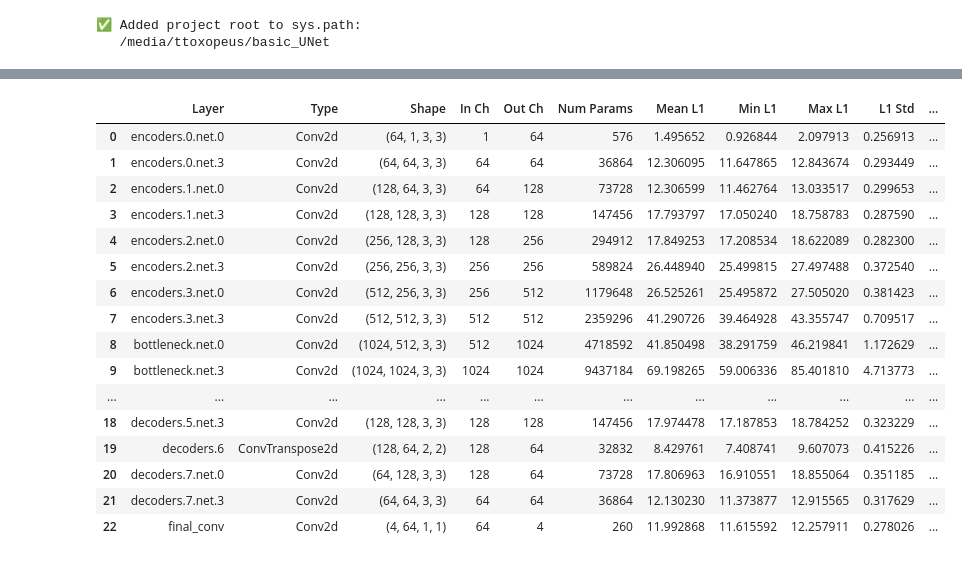
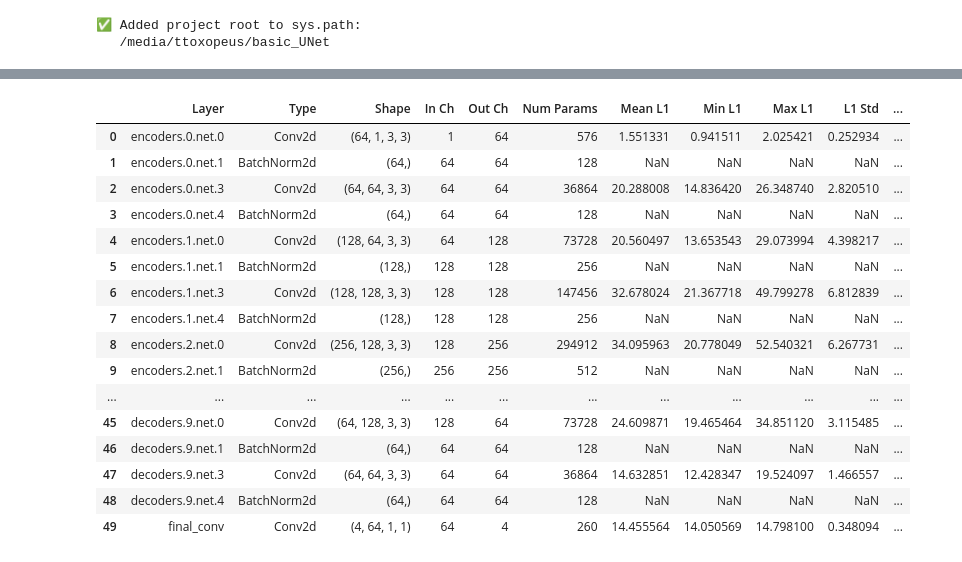
Before and after one commit to TijmenToxopeus/basic_UNet, a Jupyter notebook: src/pruning/pruning_notebook.ipynb, the cells around one changed output, grey strips where cells are left out. Cells and saved outputs as stored; diff of their text form; code cells hidden in the pictures.

```diff
--- a/src/pruning/pruning_notebook.ipynb
+++ b/src/pruning/pruning_notebook.ipynb
@@ -29,31 +29,31 @@ from src.pruning.rebuild import rebuild_pruned_unet, find_prev_conv_name
 # display(df)
 
 # 1️⃣ Create model
-model = UNet(in_ch=1, out_ch=4, enc_features=[64, 128, 256, 512])
-state = torch.load("/media/ttoxopeus/basic_UNet/results/UNet_ACDC/exp1/baseline/training/final_model.pth", map_location="cpu")
+model = UNet(in_ch=1, out_ch=4, enc_features=[64, 128, 256, 512, 512])
+state = torch.load("/media/ttoxopeus/basic_UNet/results/UNet_ACDC/exp41/baseline/training/final_model.pth", map_location="cpu")
 model.load_state_dict(state)
 model.eval()
 
 # Path to your metrics file
-metrics_path = "/media/ttoxopeus/basic_UNet/results/UNet_ACDC/exp1/baseline/evaluation/eval_metrics.json"
+metrics_path = "/media/ttoxopeus/basic_UNet/results/UNet_ACDC/exp41/baseline/evaluation/eval_metrics.json"
 
 # Load JSON
 with open(metrics_path, "r") as f:
     metrics = json.load(f)
 
 # Extract values
-mean_dice = metrics["mean_dice"]
-mean_iou = metrics["mean_iou"]
+mean_dice_fg = metrics["mean_dice_fg"]
+mean_iou_fg = metrics["mean_iou_fg"]
 per_class = metrics["per_class"]
 
 # Print formatted output
 print("✅ Evaluation on baseline model!")
-print(f"📊 Mean Dice: {mean_dice:.4f}")
-print(f"📊 Mean IoU:  {mean_iou:.4f}")
+print(f"📊 Mean Dice: {mean_dice_fg:.4f}")
+print(f"📊 Mean IoU:  {mean_iou_fg:.4f}")
 print("───────────────────────────────")
 
 for class_name, vals in per_class.items():
-    print(f"{class_name:12s}  Dice={vals['dice']:.4f}  IoU={vals['iou']:.4f}")
+    print(f"{class_name:12s}  Dice={vals['dice_mean']:.4f}  IoU={vals['iou_mean']:.4f}")
 
 print("───────────────────────────────")
 # %% [output]
@@ -77,40 +69,40 @@ LV            Dice=0.7795  IoU=0.7195
 # %%
 # 2️⃣ Compute per-filter L1 norms
 norms = compute_l1_norms(model)
 
 # 3️⃣ Compute L1 statistics from norms
 l1_stats = compute_l1_stats(norms)
 
 # 4️⃣ (Optional) define block ratios for later reference
 #block_ratios = {"encoders.0": 0.2, "encoders.1": 0.3, "bottleneck": 0.4}
 
 # 5️⃣ Build DataFrame with stats
 df = model_to_dataframe_with_l1(
     model,
-    l1_stats=l1_stats
+    l1_stats=l1_stats,
 )
 
 # 6️⃣ Display full DataFrame
 pd.set_option("display.max_rows", None)
 display(df)
 # %% [output]
 |  | Layer | Type | Shape | In Ch | Out Ch | Num Params | Mean L1 | Min L1 | Max L1 | L1 Std | ... |
-| 0 | encoders.0.net.0 | Conv2d | (64, 1, 3, 3) | 1 | 64 | 576 | 1.495652 | 0.926844 | 2.097913 | 0.256913 | ... |
-| 1 | encoders.0.net.3 | Conv2d | (64, 64, 3, 3) | 64 | 64 | 36864 | 12.306095 | 11.647865 | 12.843674 | 0.293449 | ... |
-| 2 | encoders.1.net.0 | Conv2d | (128, 64, 3, 3) | 64 | 128 | 73728 | 12.306599 | 11.462764 | 13.033517 | 0.299653 | ... |
-| 3 | encoders.1.net.3 | Conv2d | (128, 128, 3, 3) | 128 | 128 | 147456 | 17.793797 | 17.050240 | 18.758783 | 0.287590 | ... |
-| 4 | encoders.2.net.0 | Conv2d | (256, 128, 3, 3) | 128 | 256 | 294912 | 17.849253 | 17.208534 | 18.622089 | 0.282300 | ... |
-| 5 | encoders.2.net.3 | Conv2d | (256, 256, 3, 3) | 256 | 256 | 589824 | 26.448940 | 25.499815 | 27.497488 | 0.372540 | ... |
-| 6 | encoders.3.net.0 | Conv2d | (512, 256, 3, 3) | 256 | 512 | 1179648 | 26.525261 | 25.495872 | 27.505020 | 0.381423 | ... |
-| 7 | encoders.3.net.3 | Conv2d | (512, 512, 3, 3) | 512 | 512 | 2359296 | 41.290726 | 39.464928 | 43.355747 | 0.709517 | ... |
-| 8 | bottleneck.net.0 | Conv2d | (1024, 512, 3, 3) | 512 | 1024 | 4718592 | 41.850498 | 38.291759 | 46.219841 | 1.172629 | ... |
-| 9 | bottleneck.net.3 | Conv2d | (1024, 1024, 3, 3) | 1024 | 1024 | 9437184 | 69.198265 | 59.006336 | 85.401810 | 4.713773 | ... |
+| 0 | encoders.0.net.0 | Conv2d | (64, 1, 3, 3) | 1 | 64 | 576 | 1.551331 | 0.941511 | 2.025421 | 0.252934 | ... |
+| 1 | encoders.0.net.1 | BatchNorm2d | (64,) | 64 | 64 | 128 | NaN | NaN | NaN | NaN | ... |
+| 2 | encoders.0.net.3 | Conv2d | (64, 64, 3, 3) | 64 | 64 | 36864 | 20.288008 | 14.836420 | 26.348740 | 2.820510 | ... |
+| 3 | encoders.0.net.4 | BatchNorm2d | (64,) | 64 | 64 | 128 | NaN | NaN | NaN | NaN | ... |
+| 4 | encoders.1.net.0 | Conv2d | (128, 64, 3, 3) | 64 | 128 | 73728 | 20.560497 | 13.653543 | 29.073994 | 4.398217 | ... |
+| 5 | encoders.1.net.1 | BatchNorm2d | (128,) | 128 | 128 | 256 | NaN | NaN | NaN | NaN | ... |
+| 6 | encoders.1.net.3 | Conv2d | (128, 128, 3, 3) | 128 | 128 | 147456 | 32.678024 | 21.367718 | 49.799278 | 6.812839 | ... |
+| 7 | encoders.1.net.4 | BatchNorm2d | (128,) | 128 | 128 | 256 | NaN | NaN | NaN | NaN | ... |
+| 8 | encoders.2.net.0 | Conv2d | (256, 128, 3, 3) | 128 | 256 | 294912 | 34.095963 | 20.778049 | 52.540321 | 6.267731 | ... |
+| 9 | encoders.2.net.1 | BatchNorm2d | (256,) | 256 | 256 | 512 | NaN | NaN | NaN | NaN | ... |
 | ... | ... | ... | ... | ... | ... | ... | ... | ... | ... | ... | ... |
-| 18 | decoders.5.net.3 | Conv2d | (128, 128, 3, 3) | 128 | 128 | 147456 | 17.974478 | 17.187853 | 18.784252 | 0.323229 | ... |
-| 19 | decoders.6 | ConvTranspose2d | (128, 64, 2, 2) | 128 | 64 | 32832 | 8.429761 | 7.408741 | 9.607073 | 0.415226 | ... |
-| 20 | decoders.7.net.0 | Conv2d | (64, 128, 3, 3) | 128 | 64 | 73728 | 17.806963 | 16.910551 | 18.855064 | 0.351185 | ... |
-| 21 | decoders.7.net.3 | Conv2d | (64, 64, 3, 3) | 64 | 64 | 36864 | 12.130230 | 11.373877 | 12.915565 | 0.317629 | ... |
-| 22 | final_conv | Conv2d | (4, 64, 1, 1) | 64 | 4 | 260 | 11.992868 | 11.615592 | 12.257911 | 0.278026 | ... |
+| 45 | decoders.9.net.0 | Conv2d | (64, 128, 3, 3) | 128 | 64 | 73728 | 24.609871 | 19.465464 | 34.851120 | 3.115485 | ... |
+| 46 | decoders.9.net.1 | BatchNorm2d | (64,) | 64 | 64 | 128 | NaN | NaN | NaN | NaN | ... |
+| 47 | decoders.9.net.3 | Conv2d | (64, 64, 3, 3) | 64 | 64 | 36864 | 14.632851 | 12.428347 | 19.524097 | 1.466557 | ... |
+| 48 | decoders.9.net.4 | BatchNorm2d | (64,) | 64 | 64 | 128 | NaN | NaN | NaN | NaN | ... |
+| 49 | final_conv | Conv2d | (4, 64, 1, 1) | 64 | 4 | 260 | 14.455564 | 14.050569 | 14.798100 | 0.348094 | ... |
 # %%
 block_ratios = {
     # --- Encoder DoubleConvs ---
```
Also changed, not shown: parts of 5 cells of this notebook, 5 other files.
